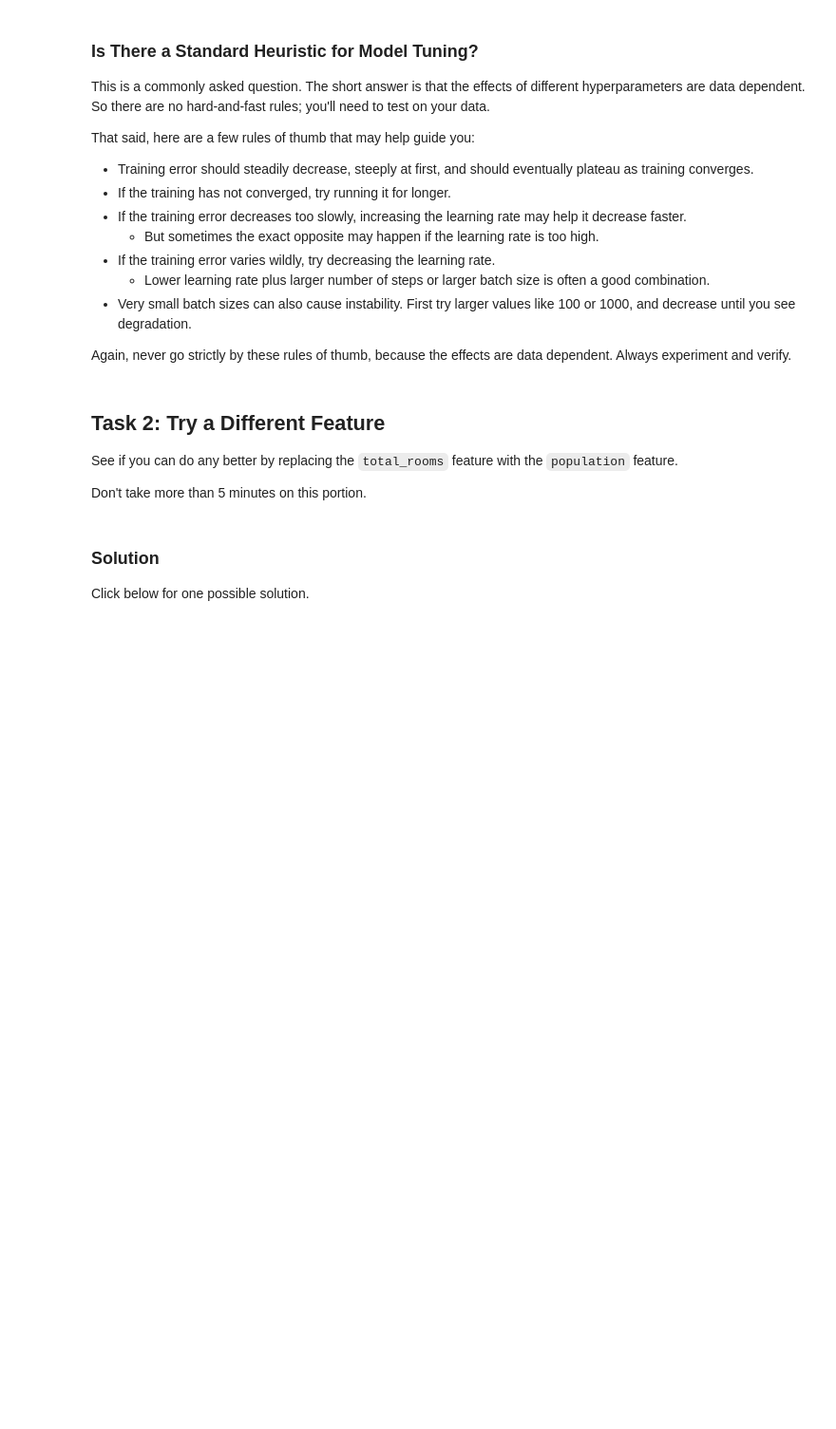
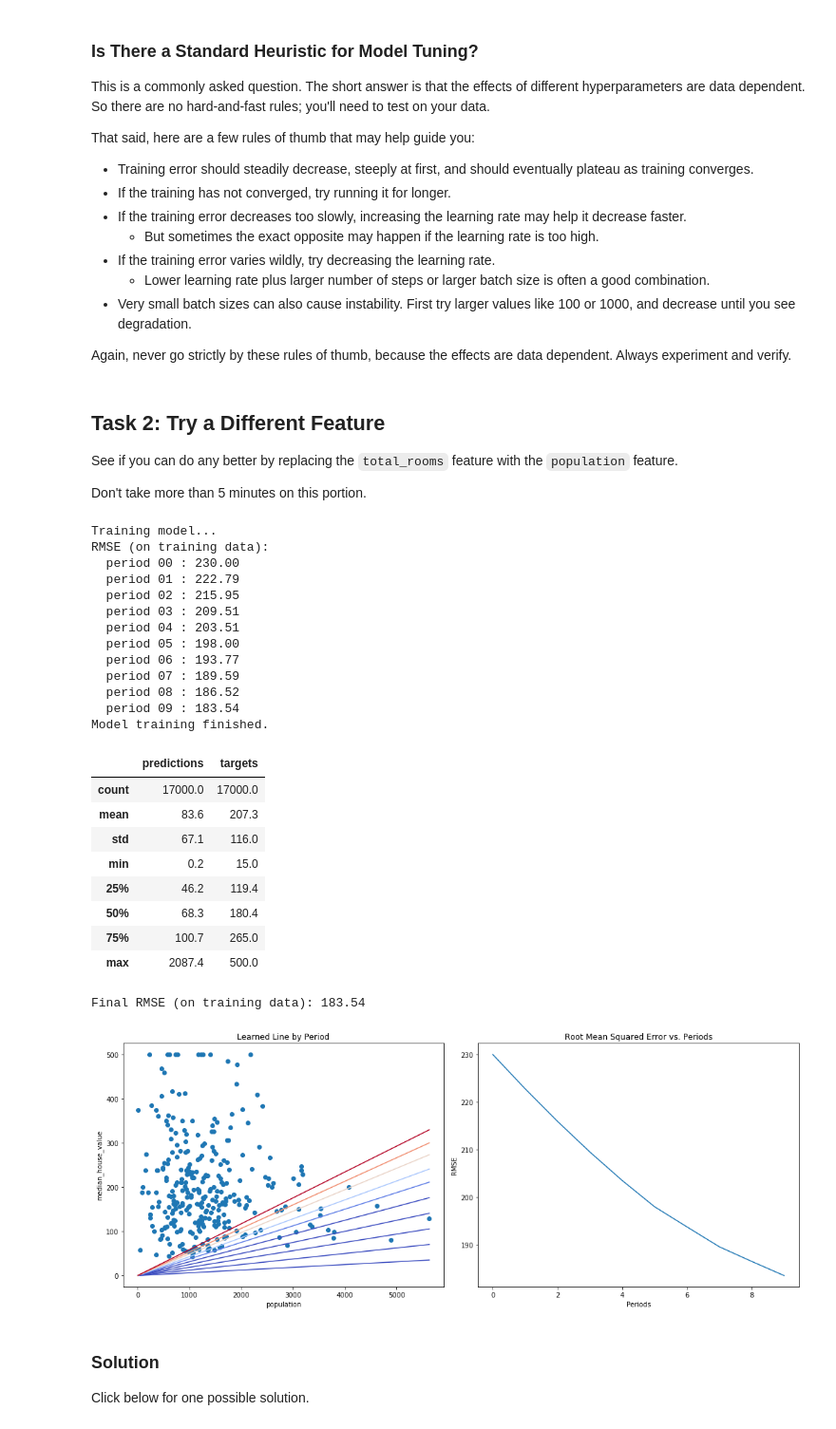
Before and after one commit to FeniXVRN/google-ml-crach-course, a Jupyter notebook: first_steps_with_tensor_flow.ipynb, the cells around one changed output. Shown at 95% size. Cells and saved outputs as stored; diff of their text form; code cells hidden in the pictures; blank space fills up the shorter version.

```diff
--- a/first_steps_with_tensor_flow.ipynb
+++ b/first_steps_with_tensor_flow.ipynb
@@ -419,3 +511,35 @@ Don't take more than 5 minutes on this portion.
+# %%
+train_model(
+    learning_rate=0.00005,
+    steps=250,
+    batch_size=5,
+    input_feature="population"
+)
+# %% [output]
+Training model...
+RMSE (on training data):
+  period 00 : 230.00
+  period 01 : 222.79
+  period 02 : 215.95
+  period 03 : 209.51
+  period 04 : 203.51
+  period 05 : 198.00
+  period 06 : 193.77
+  period 07 : 189.59
+  period 08 : 186.52
+  period 09 : 183.54
+Model training finished.
+|  | predictions | targets |
+| count | 17000.0 | 17000.0 |
+| mean | 83.6 | 207.3 |
+| std | 67.1 | 116.0 |
+| min | 0.2 | 15.0 |
+| 25% | 46.2 | 119.4 |
+| 50% | 68.3 | 180.4 |
+| 75% | 100.7 | 265.0 |
+| max | 2087.4 | 500.0 |
+Final RMSE (on training data): 183.54
+[figure, added]
 # %% [markdown]
 ### Solution
 
```
Also changed, not shown: parts of 12 cells of this notebook.
